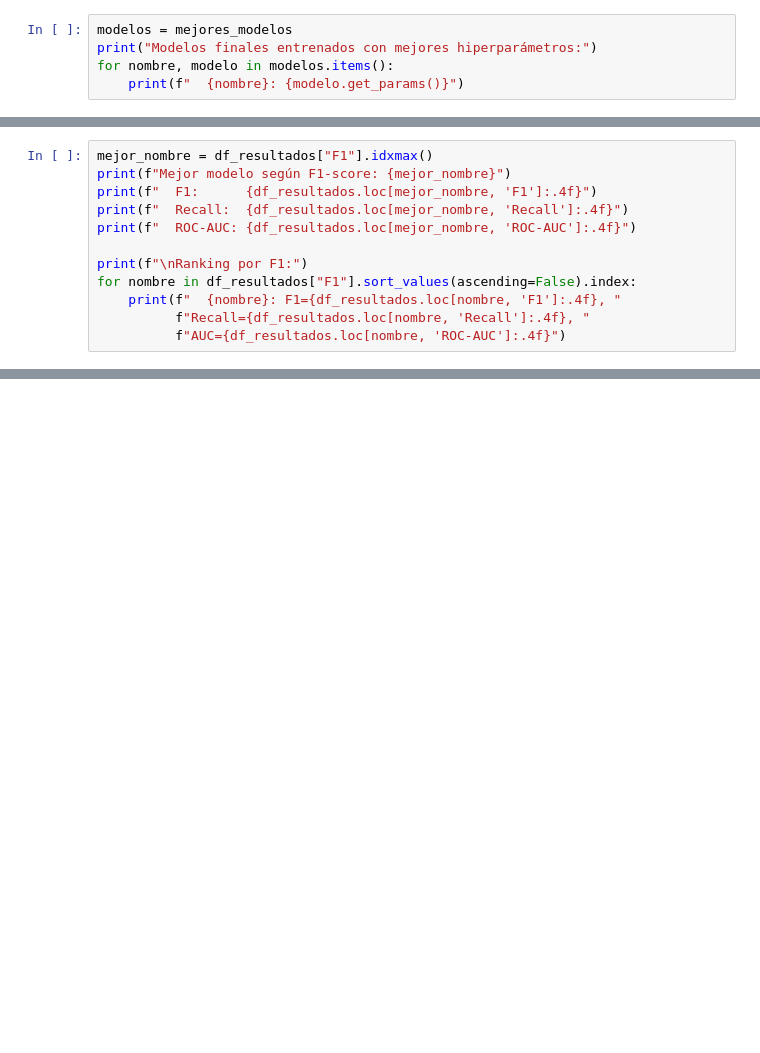
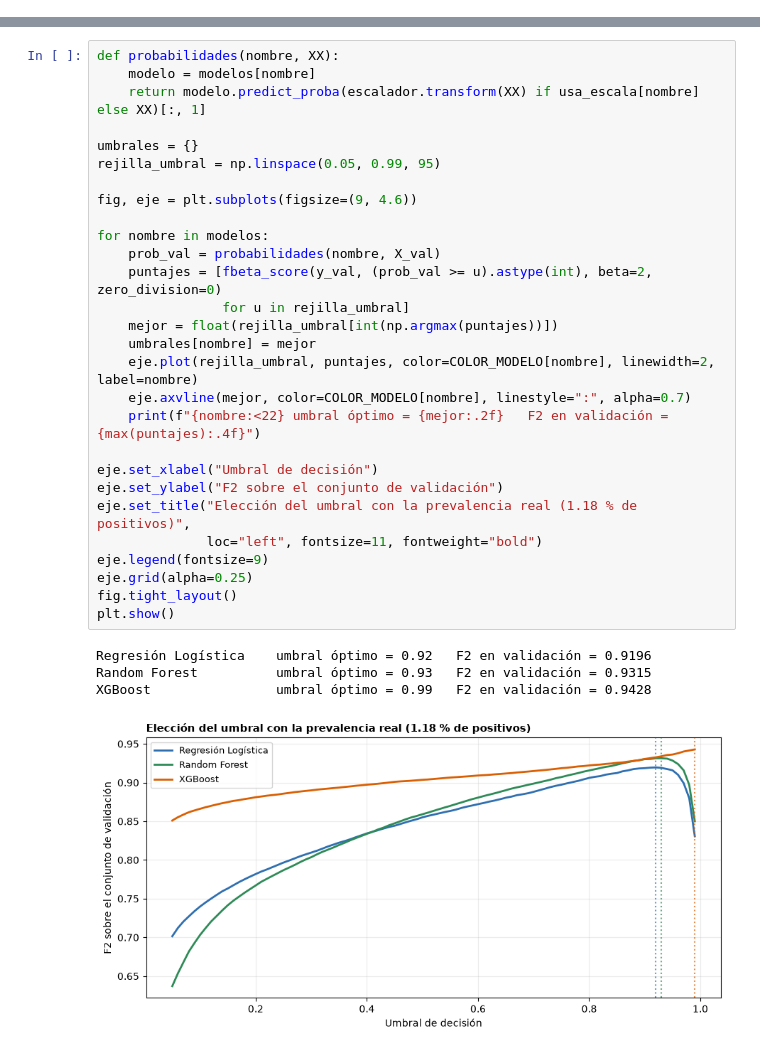
Before and after one commit to abbydoag/Labs_DataSci, a Jupyter notebook: Lab4/09_Modelos_ML.ipynb, the cells around one changed output, grey strips where cells are left out. Cells and saved outputs as stored; diff of their text form; blank space fills up the shorter version.

```diff
--- a/Lab4/09_Modelos_ML.ipynb
+++ b/Lab4/09_Modelos_ML.ipynb
@@ -249,5 +0,0 @@ Los modelos finales se entrenan con los mejores hiperparámetros encontrados. Es
-# %%
-modelos = mejores_modelos
-print("Modelos finales entrenados con mejores hiperparámetros:")
-for nombre, modelo in modelos.items():
-    print(f"  {nombre}: {modelo.get_params()}")
@@ -390,12 +0,0 @@ Considerando el contexto ambiental (priorizar detección de floraciones) y las m
-# %%
-mejor_nombre = df_resultados["F1"].idxmax()
-print(f"Mejor modelo según F1-score: {mejor_nombre}")
-print(f"  F1:      {df_resultados.loc[mejor_nombre, 'F1']:.4f}")
-print(f"  Recall:  {df_resultados.loc[mejor_nombre, 'Recall']:.4f}")
-print(f"  ROC-AUC: {df_resultados.loc[mejor_nombre, 'ROC-AUC']:.4f}")
-
-print(f"\nRanking por F1:")
-for nombre in df_resultados["F1"].sort_values(ascending=False).index:
-    print(f"  {nombre}: F1={df_resultados.loc[nombre, 'F1']:.4f}, "
-          f"Recall={df_resultados.loc[nombre, 'Recall']:.4f}, "
-          f"AUC={df_resultados.loc[nombre, 'ROC-AUC']:.4f}")
@@ -413,0 +227,33 @@ En general, los modelos basados en árboles (Random Forest y Gradient Boosting)
+# %%
+def probabilidades(nombre, XX):
+    modelo = modelos[nombre]
+    return modelo.predict_proba(escalador.transform(XX) if usa_escala[nombre] else XX)[:, 1]
+
+umbrales = {}
+rejilla_umbral = np.linspace(0.05, 0.99, 95)
+
+fig, eje = plt.subplots(figsize=(9, 4.6))
+
+for nombre in modelos:
+    prob_val = probabilidades(nombre, X_val)
+    puntajes = [fbeta_score(y_val, (prob_val >= u).astype(int), beta=2, zero_division=0)
+                for u in rejilla_umbral]
+    mejor = float(rejilla_umbral[int(np.argmax(puntajes))])
+    umbrales[nombre] = mejor
+    eje.plot(rejilla_umbral, puntajes, color=COLOR_MODELO[nombre], linewidth=2, label=nombre)
+    eje.axvline(mejor, color=COLOR_MODELO[nombre], linestyle=":", alpha=0.7)
+    print(f"{nombre:<22} umbral óptimo = {mejor:.2f}   F2 en validación = {max(puntajes):.4f}")
+
+eje.set_xlabel("Umbral de decisión")
+eje.set_ylabel("F2 sobre el conjunto de validación")
+eje.set_title("Elección del umbral con la prevalencia real (1.18 % de positivos)",
+              loc="left", fontsize=11, fontweight="bold")
+eje.legend(fontsize=9)
+eje.grid(alpha=0.25)
+fig.tight_layout()
+plt.show()
+# %% [output]
+Regresión Logística    umbral óptimo = 0.92   F2 en validación = 0.9196
+Random Forest          umbral óptimo = 0.93   F2 en validación = 0.9315
+XGBoost                umbral óptimo = 0.99   F2 en validación = 0.9428
+[figure, added]
```
Also changed, not shown: parts of 54 cells of this notebook.
